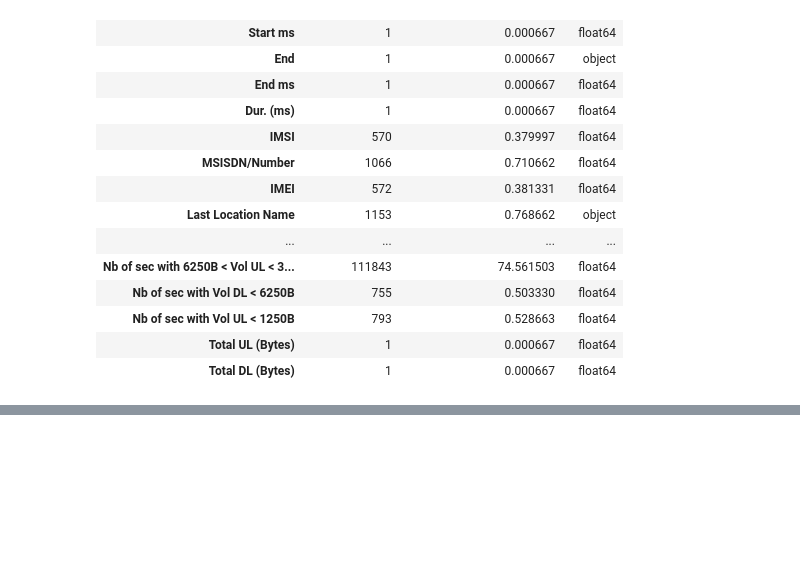
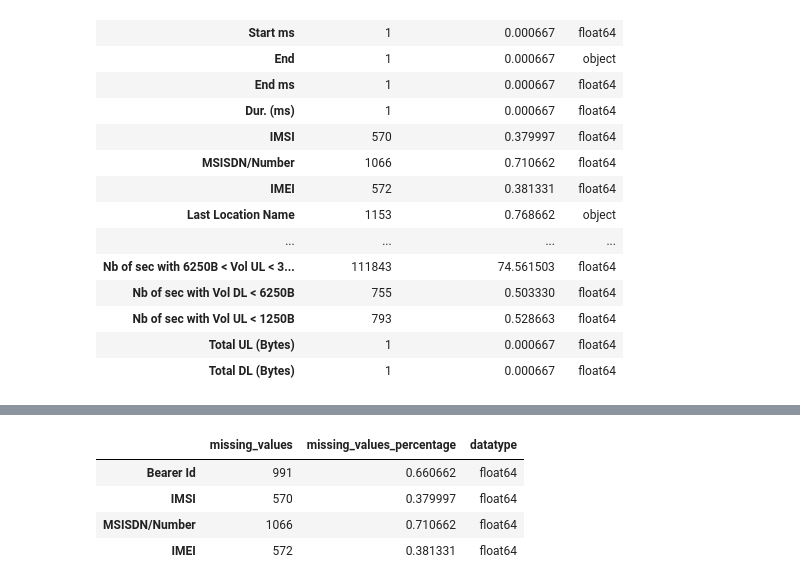
Before and after one commit to melatteshome/User-Analytics-Telecom-Industry, a Jupyter notebook: notebooks/user_behaviour_analysis.ipynb, the cells around one changed output, grey strips where cells are left out. Cells and saved outputs as stored; diff of their text form; code cells hidden in the pictures; blank space fills up the shorter version.

```diff
--- a/notebooks/user_behaviour_analysis.ipynb
+++ b/notebooks/user_behaviour_analysis.ipynb
@@ -90,3 +111,12 @@ NameError: name 'filter_numerical_columns' is not defined
+# %%
+missing = check_missing_values(columns_with_numerical_values)
+missing
+# %% [output]
+|  | missing_values | missing_values_percentage | datatype |
+| Bearer Id | 991 | 0.660662 | float64 |
+| IMSI | 570 | 0.379997 | float64 |
+| MSISDN/Number | 1066 | 0.710662 | float64 |
+| IMEI | 572 | 0.381331 | float64 |
 # %%
 # xDR analysis
 # %%
```
Also changed, not shown: parts of 6 cells of this notebook.
